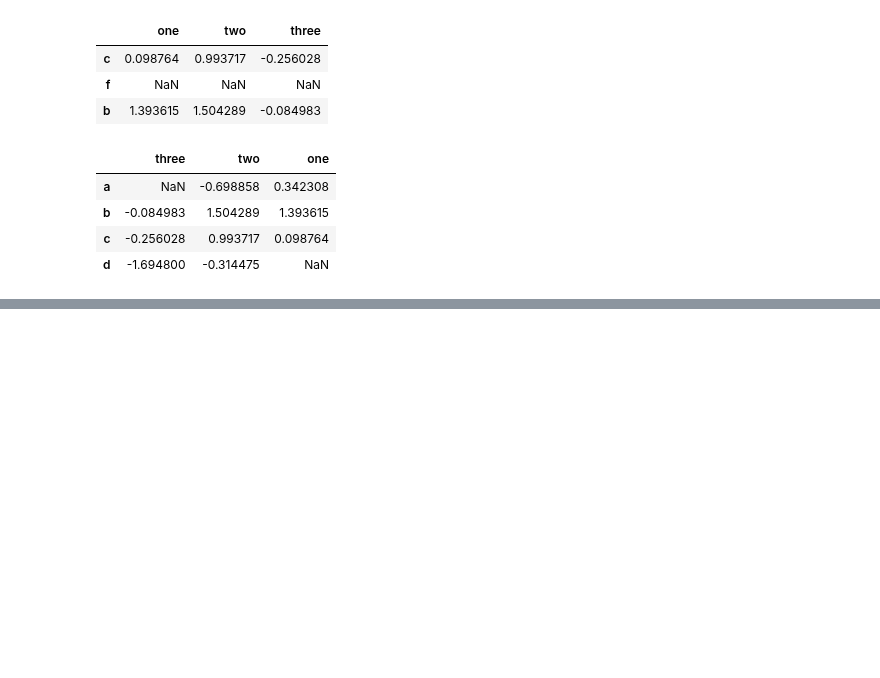
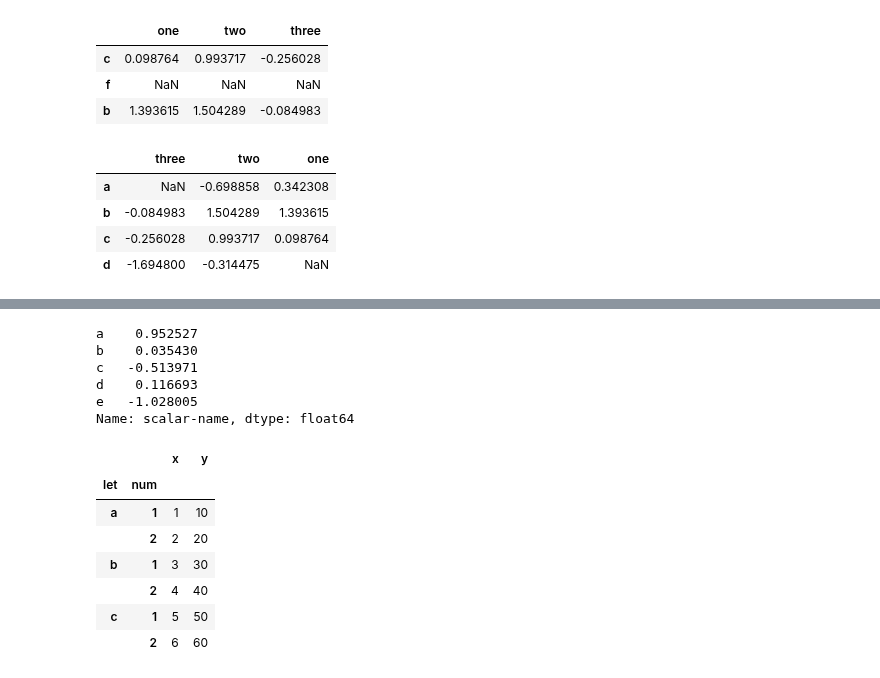
Before and after one commit to ilyak93/self-studying, a Jupyter notebook: DataEngineering/pandas/pandas_basic_functionality.ipynb, the cells around one changed output, grey strips where cells are left out. Drawn from its saved outputs; the diff is of its cells as text; code cells hidden in the pictures; blank space fills up the shorter version.

```diff
--- a/DataEngineering/pandas/pandas_basic_functionality.ipynb
+++ b/DataEngineering/pandas/pandas_basic_functionality.ipynb
@@ -1639,0 +2024,32 @@ df.reindex(["three", "two", "one"], axis="columns")
+# %%
+s.rename("scalar-name")
+# %% [output]
+a    0.952527
+b    0.035430
+c   -0.513971
+d    0.116693
+e   -1.028005
+Name: scalar-name, dtype: float64
+# %%
+df = pd.DataFrame(
+
+    {"x": [1, 2, 3, 4, 5, 6], "y": [10, 20, 30, 40, 50, 60]},
+
+    index=pd.MultiIndex.from_product(
+
+        [["a", "b", "c"], [1, 2]], names=["let", "num"]
+
+    ),
+
+)
+
+df
+# %% [output]
+|  |  | x | y |
+| let | num |  |  |
+| a | 1 | 1 | 10 |
+|  | 2 | 2 | 20 |
+| b | 1 | 3 | 30 |
+|  | 2 | 4 | 40 |
+| c | 1 | 5 | 50 |
+|  | 2 | 6 | 60 |
```
Also changed, not shown: parts of 76 cells of this notebook.
